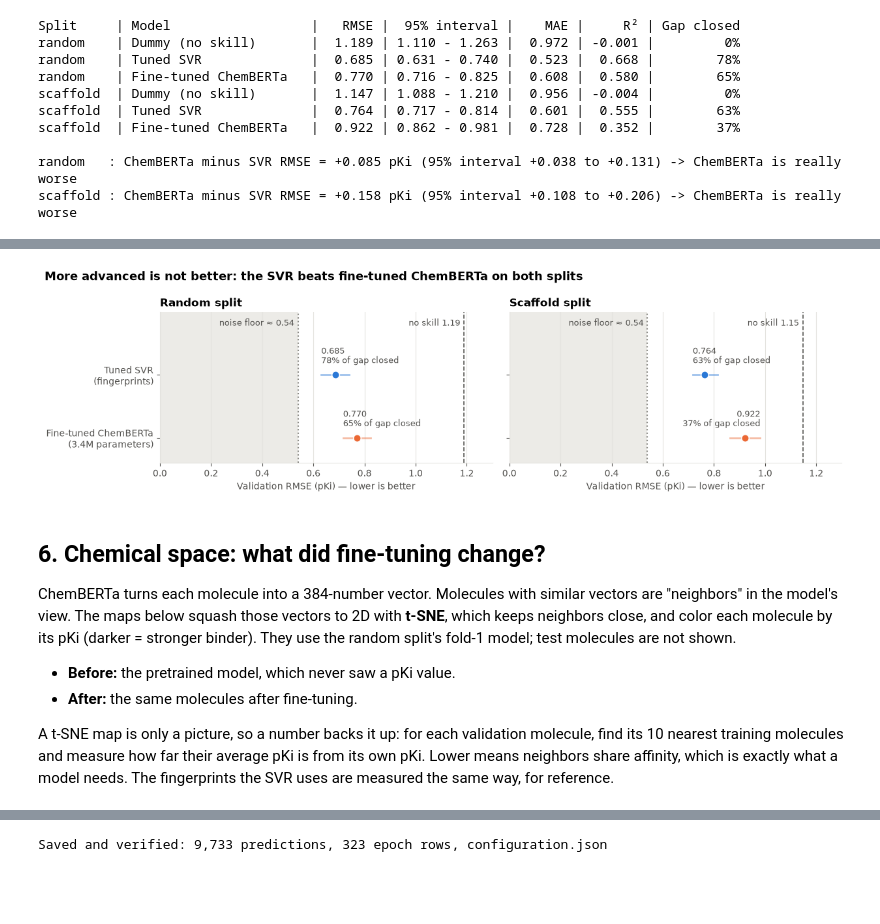
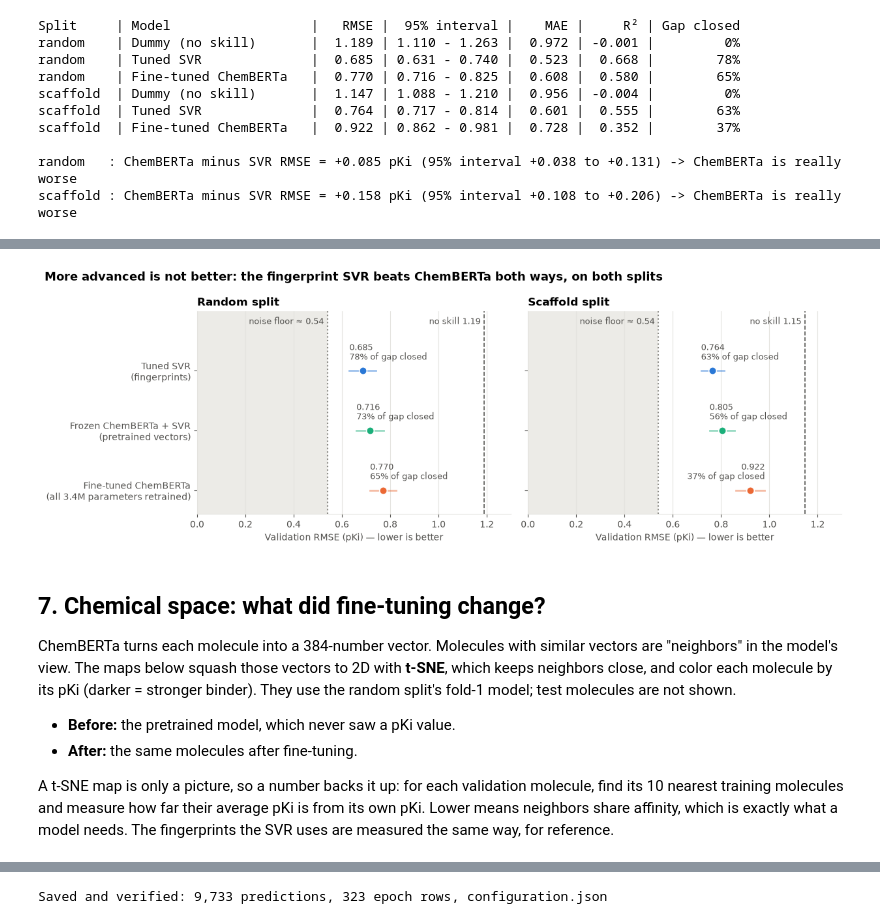
Before and after one commit to hartmanjd/cb2-affinity, a Jupyter notebook: notebooks/11_fine_tuned_chemberta.ipynb, the cells around one changed output, grey strips where cells are left out. Drawn from its saved outputs; the diff is of its cells as text; code cells hidden in the pictures; blank space fills up the shorter version.

```diff
--- a/notebooks/11_fine_tuned_chemberta.ipynb
+++ b/notebooks/11_fine_tuned_chemberta.ipynb
@@ -492,40 +618,44 @@ scaffold : ChemBERTa minus SVR RMSE = +0.158 pKi (95% interval +0.108 to +0.206)
 # %%
 # Dot plot: each model's RMSE with its 95% interval, between the noise floor and the dummy.
 BLUE, ORANGE, NEUTRAL, SHADE = "#2a78d6", "#eb6834", "#8a8984", "#ecebe7"
-fig, axes = plt.subplots(1, 2, figsize=(12.5, 3.6), sharex=True, sharey=True)
+AQUA = "#1baf7a"   # Third categorical colour of the project's palette, for the frozen model.
+fig, axes = plt.subplots(1, 2, figsize=(12.5, 4.4), sharex=True, sharey=True)
 for ax, split in zip(axes, SPLITS):
     ax.axvspan(0, NOISE_FLOOR, color=SHADE, linewidth=0, zorder=0)
     ax.axvline(NOISE_FLOOR, color=NEUTRAL, linestyle=":", linewidth=1.5)
     ax.axvline(no_skill[split], color=INK_SECONDARY, linestyle="--", linewidth=1.2)
-    ax.text(NOISE_FLOOR - 0.015, 1.75, f"noise floor ≈ {NOISE_FLOOR:.2f}", ha="right", va="bottom", fontsize=9, color=INK_SECONDARY)
-    ax.text(no_skill[split] - 0.015, 1.75, f"no skill {no_skill[split]:.2f}", ha="right", va="bottom", fontsize=9, color=INK_SECONDARY)
-    for position, (name, color) in enumerate([("Fine-tuned ChemBERTa", ORANGE), ("Tuned SVR", BLUE)]):
+    ax.text(NOISE_FLOOR - 0.015, 2.75, f"noise floor ≈ {NOISE_FLOOR:.2f}", ha="right", va="bottom", fontsize=9, color=INK_SECONDARY)
+    ax.text(no_skill[split] - 0.015, 2.75, f"no skill {no_skill[split]:.2f}", ha="right", va="bottom", fontsize=9, color=INK_SECONDARY)
+    for position, (name, color) in enumerate([("Fine-tuned ChemBERTa", ORANGE), ("Frozen ChemBERTa + SVR", AQUA),
+                                              ("Tuned SVR", BLUE)]):
         row = results[(results["split_strategy"] == split) & (results["model"] == name)].iloc[0]
         ax.plot([row.rmse_low, row.rmse_high], [position, position], color=color, linewidth=2, alpha=0.45)
         ax.scatter(row.rmse, position, s=70, color=color, edgecolor="white", linewidth=1.2, zorder=3)
         # A short two-line label above the interval. It grows away from whichever line (floor or dummy)
         # is nearer, so it never crosses either one.
         nearer_dummy = row.rmse > (NOISE_FLOOR + no_skill[split]) / 2
         ax.text(row.rmse_high if nearer_dummy else row.rmse_low, position + 0.15,
                 f"{row.rmse:.3f}\n{row.gap_closed:.0%} of gap closed",
                 ha="right" if nearer_dummy else "left", va="bottom", fontsize=9, color=INK_SECONDARY, linespacing=1.2)
     ax.set_title(f"{split.title()} split", loc="left")
     ax.set_xlabel("Validation RMSE (pKi) — lower is better")
     ax.grid(axis="x", color=GRID, linewidth=0.8)
-axes[0].set_yticks([0, 1], ["Fine-tuned ChemBERTa\n(3.4M parameters)", "Tuned SVR\n(fingerprints)"])
-axes[0].set_ylim(-0.4, 2.0)
+axes[0].set_yticks([0, 1, 2], ["Fine-tuned ChemBERTa\n(all 3.4M parameters retrained)",
+                               "Frozen ChemBERTa + SVR\n(pretrained vectors)", "Tuned SVR\n(fingerprints)"])
+axes[0].set_ylim(-0.4, 3.0)
 axes[0].set_xlim(0, round(float(no_skill.max()) + 0.15, 1))
-fig.suptitle("More advanced is not better: the SVR beats fine-tuned ChemBERTa on both splits"
-             if (results.query("model == 'Fine-tuned ChemBERTa'")["rmse"].to_numpy()
-                 > results.query("model == 'Tuned SVR'")["rmse"].to_numpy()).all()
-             else "Fine-tuned ChemBERTa versus the tuned SVR", x=0.01, ha="left", fontweight="bold", fontsize=13)
+svr_rmse = results.query("model == 'Tuned SVR'")["rmse"].to_numpy()
+fig.suptitle("More advanced is not better: the fingerprint SVR beats ChemBERTa both ways, on both splits"
+             if all((results.query(f"model == '{name}'")["rmse"].to_numpy() > svr_rmse).all()
+                    for name in ["Fine-tuned ChemBERTa", "Frozen ChemBERTa + SVR"])
+             else "ChemBERTa, fine-tuned and frozen, versus the tuned SVR", x=0.01, ha="left", fontweight="bold", fontsize=13)
 fig.tight_layout()
 fig.savefig(project_root / "results/chemberta_vs_svr.png", dpi=200, bbox_inches="tight", metadata={"Software": None})
 plt.show()
 # %% [output]
-[figure, old version]
+[figure, new version]
 # %% [markdown]
-## 6. Chemical space: what did fine-tuning change?
+## 7. Chemical space: what did fine-tuning change?
 
 ChemBERTa turns each molecule into a 384-number vector. Molecules with similar vectors are "neighbors" in the model's view. The maps below squash those vectors to 2D with **t-SNE**, which keeps neighbors close, and color each molecule by its pKi (darker = stronger binder). They use the random split's fold-1 model; test molecules are not shown.
 
```
Also changed, not shown: parts of 9 cells of this notebook, 15 other files.
